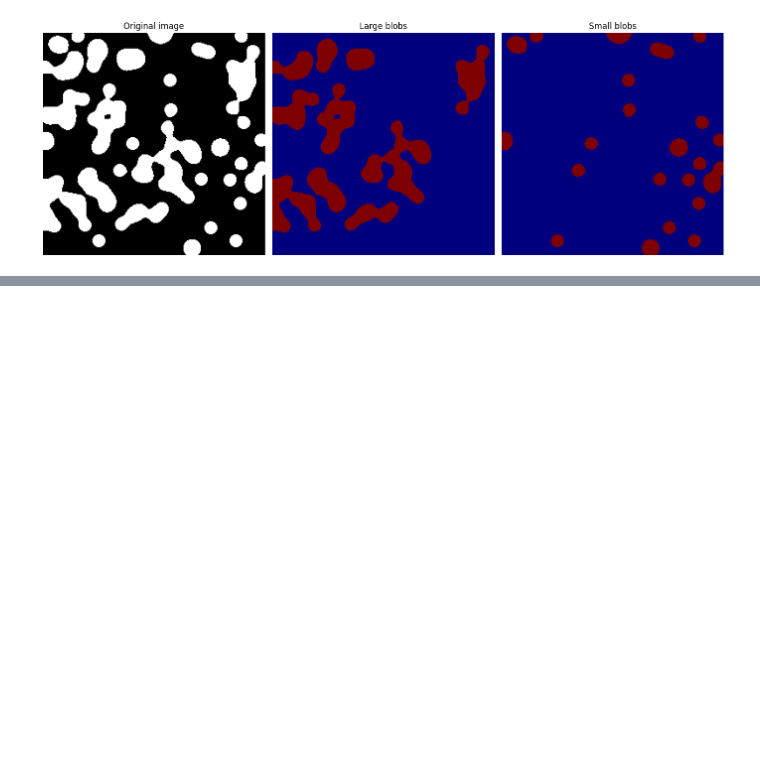
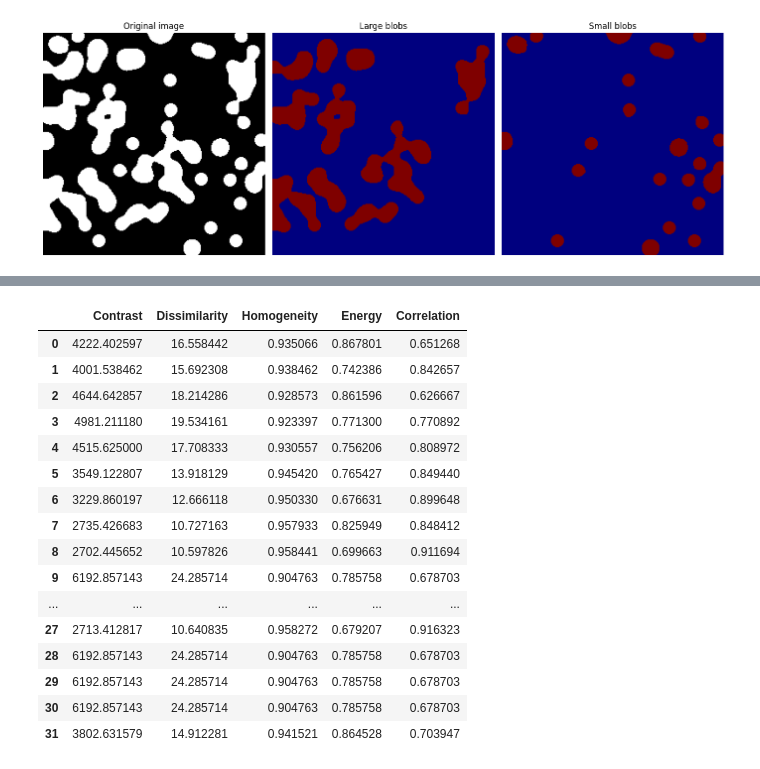
Before and after one commit to silvi-no26/c_vision, a Jupyter notebook: Exercise4.ipynb, the cells around one changed output, grey strips where cells are left out. Drawn from its saved outputs; the diff is of its cells as text; code cells hidden in the pictures; blank space fills up the shorter version.

```diff
--- a/Exercise4.ipynb
+++ b/Exercise4.ipynb
@@ -175,0 +178,10 @@ plt.show()
+# %%
+from skimage.feature.texture import graycomatrix, graycoprops
+
+image = np.array([[0, 0, 1, 1],[0, 0, 1, 1],[0, 2, 2, 2],[2, 2, 3, 3]], dtype=np.uint8)
+g = graycomatrix(synthetic_image, [1], [0], levels=4, normed=False, symmetric=False)
+print(image)
+print('Number of times that a grayscale level zero has a neighbour with value zero at a distance of 1 pixel to the right (angle equal zero): {}'.format(g[0,0,0,0]))
+print('Number of times that a grayscale level zero has a neighbour with value 1 at a distance of 1 pixel to the right (angle equal zero): {}'.format(g[0,1,0,0]))
+print('Number of times that a grayscale level 2 has a neighbour with value 2 at a distance of 1 pixel to the right (angle equal zero): {}'.format(g[2,2,0,0]))
+print('Number of times that a grayscale level 2 has a neighbour with value 0 at a distance of 1 pixel to the right (angle equal zero): {}'.format(g[2,0,0,0]))
@@ -175,0 +197,61 @@ plt.show()
+# %%
+import numpy as np
+import matplotlib.pyplot as plt
+import pandas as pd
+
+from skimage.feature.texture import graycomatrix, graycoprops
+from skimage.measure import regionprops
+from skimage import data, img_as_ubyte
+
+# Assume that `label_image` and `IG` are already defined
+# IG should be a grayscale image of type uint8
+# label_image is the label map of regions
+
+
+IG = img_as_ubyte(synthetic_image)
+props = regionprops(label_image,intensity_image=IG) # Obtain again the properties after removal of spourious regions
+
+nregions = len(props)
+
+iregion = 0
+props_texture = np.zeros((nregions,5))
+for i, p in enumerate(props):
+    minr, minc, maxr, maxc = p.bbox
+    I = IG[minr:maxr, minc:maxc]
+
+    # Convertir a uint8 y escalar valores si es necesario
+    Iu8 = img_as_ubyte(I)
+
+    # Calculate GLCM
+    g = graycomatrix(Iu8, distances=[1], angles=[0], levels=256, normed=True, symmetric=True)
+
+    # Extract properties
+    props_texture[i, 0] = graycoprops(g, 'contrast')[0, 0]
+    props_texture[i, 1] = graycoprops(g, 'dissimilarity')[0, 0]
+    props_texture[i, 2] = graycoprops(g, 'homogeneity')[0, 0]
+    props_texture[i, 3] = graycoprops(g, 'energy')[0, 0]
+    props_texture[i, 4] = graycoprops(g, 'correlation')[0, 0]
+
+
+# Export to Excel file
+df = pd.DataFrame(props_texture, columns=['Contrast', 'Dissimilarity', 'Homogeneity', 'Energy', 'Correlation'])
+df.to_excel("Texture_features.xlsx", index=False)
+df
+# %% [output]
+|  | Contrast | Dissimilarity | Homogeneity | Energy | Correlation |
+| 0 | 4222.402597 | 16.558442 | 0.935066 | 0.867801 | 0.651268 |
+| 1 | 4001.538462 | 15.692308 | 0.938462 | 0.742386 | 0.842657 |
+| 2 | 4644.642857 | 18.214286 | 0.928573 | 0.861596 | 0.626667 |
+| 3 | 4981.211180 | 19.534161 | 0.923397 | 0.771300 | 0.770892 |
+| 4 | 4515.625000 | 17.708333 | 0.930557 | 0.756206 | 0.808972 |
+| 5 | 3549.122807 | 13.918129 | 0.945420 | 0.765427 | 0.849440 |
+| 6 | 3229.860197 | 12.666118 | 0.950330 | 0.676631 | 0.899648 |
+| 7 | 2735.426683 | 10.727163 | 0.957933 | 0.825949 | 0.848412 |
+| 8 | 2702.445652 | 10.597826 | 0.958441 | 0.699663 | 0.911694 |
+| 9 | 6192.857143 | 24.285714 | 0.904763 | 0.785758 | 0.678703 |
+| ... | ... | ... | ... | ... | ... |
+| 27 | 2713.412817 | 10.640835 | 0.958272 | 0.679207 | 0.916323 |
+| 28 | 6192.857143 | 24.285714 | 0.904763 | 0.785758 | 0.678703 |
+| 29 | 6192.857143 | 24.285714 | 0.904763 | 0.785758 | 0.678703 |
+| 30 | 6192.857143 | 24.285714 | 0.904763 | 0.785758 | 0.678703 |
+| 31 | 3802.631579 | 14.912281 | 0.941521 | 0.864528 | 0.703947 |
```
Also changed, not shown: parts of 2 cells of this notebook.
